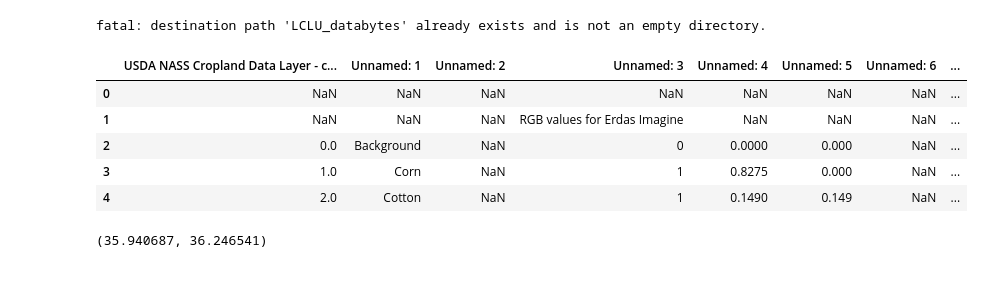
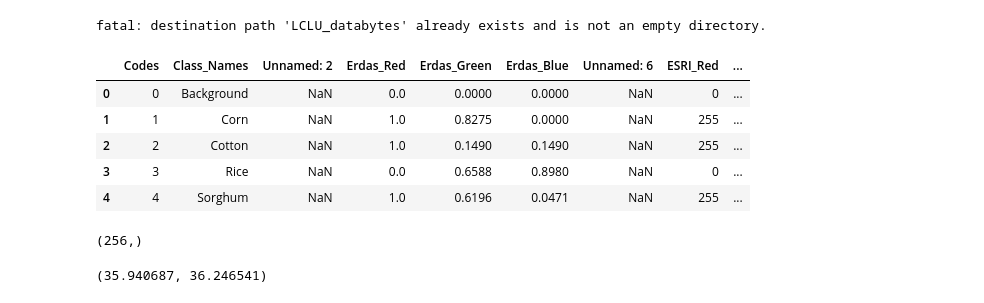
Before and after one commit to abhiramp1/LCLU_databytes, a Jupyter notebook: LCLU.ipynb, the cells around one changed output. Saved outputs shown, nothing was run; the diff lists cells and outputs as text; code cells hidden in the pictures.

```diff
--- a/LCLU.ipynb
+++ b/LCLU.ipynb
@@ -22,15 +22,20 @@ bpath = "/content/LCLU_databytes/data/Payne_county/"
 imag_path = "/content/LCLU_databytes/data/images"
 code_file = "/content/LCLU_databytes/data/CDL_codes_names_colors.xlsx"
 # %%
-df = pd.read_excel(code_file, skiprows=[3])
+df = pd.read_excel(code_file)
 df.head()
 # %% [output]
-|  | USDA NASS Cropland Data Layer - c... | Unnamed: 1 | Unnamed: 2 | Unnamed: 3 | Unnamed: 4 | Unnamed: 5 | Unnamed: 6 | ... |
-| 0 | NaN | NaN | NaN | NaN | NaN | NaN | NaN | ... |
-| 1 | NaN | NaN | NaN | RGB values for Erdas Imagine | NaN | NaN | NaN | ... |
-| 2 | 0.0 | Background | NaN | 0 | 0.0000 | 0.000 | NaN | ... |
-| 3 | 1.0 | Corn | NaN | 1 | 0.8275 | 0.000 | NaN | ... |
-| 4 | 2.0 | Cotton | NaN | 1 | 0.1490 | 0.149 | NaN | ... |
+|  | Codes | Class_Names | Unnamed: 2 | Erdas_Red | Erdas_Green | Erdas_Blue | Unnamed: 6 | ESRI_Red | ... |
+| 0 | 0 | Background | NaN | 0.0 | 0.0000 | 0.0000 | NaN | 0 | ... |
+| 1 | 1 | Corn | NaN | 1.0 | 0.8275 | 0.0000 | NaN | 255 | ... |
+| 2 | 2 | Cotton | NaN | 1.0 | 0.1490 | 0.1490 | NaN | 255 | ... |
+| 3 | 3 | Rice | NaN | 0.0 | 0.6588 | 0.8980 | NaN | 0 | ... |
+| 4 | 4 | Sorghum | NaN | 1.0 | 0.6196 | 0.0471 | NaN | 255 | ... |
+# %%
+labels = df["Class_Names"]
+labels.shape
+# %% [output]
+(256,)
 # %%
 os.chdir(bpath)
 sf = Reader("payne.shp")
```
Also changed, not shown: parts of 7 cells of this notebook.
